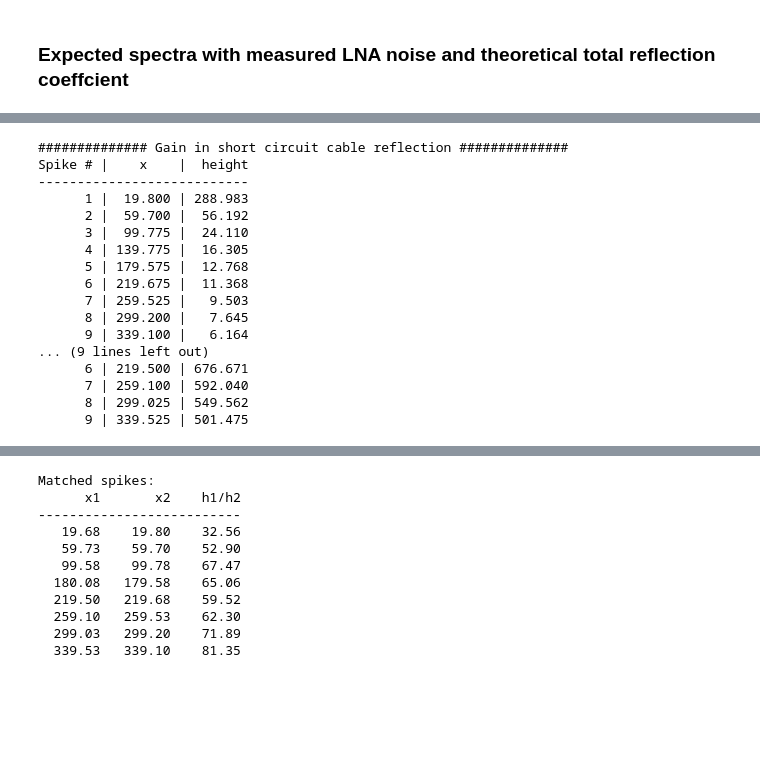
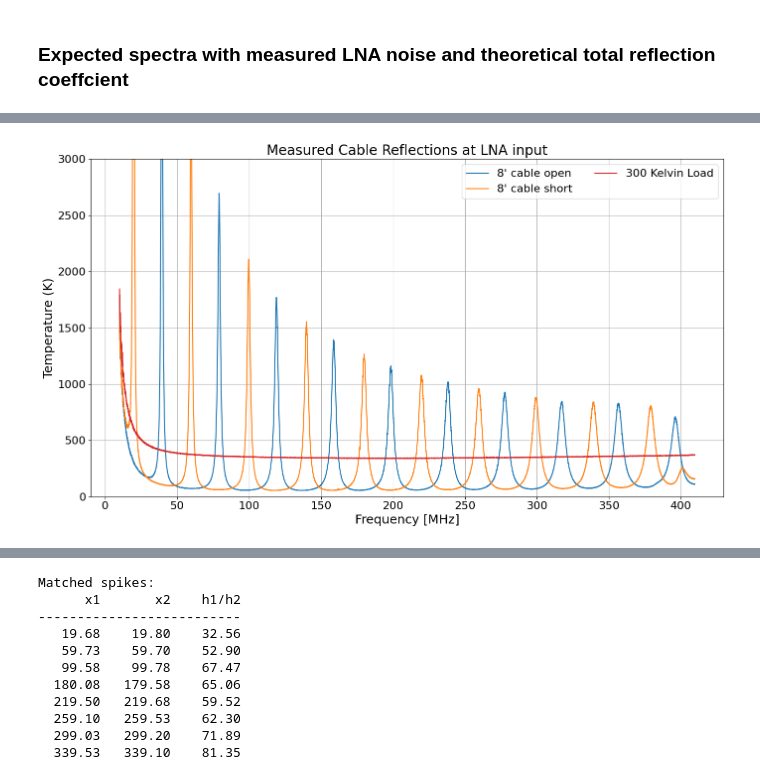
Before and after one commit to alhosani-abdulla/Highz-EXP, a Jupyter notebook: notebooks/multiple_reflection_model.ipynb, the cells around one changed output, grey strips where cells are left out. Cells and saved outputs as stored; diff of their text form; code cells hidden in the pictures; blank space fills up the shorter version.

```diff
--- a/notebooks/multiple_reflection_model.ipynb
+++ b/notebooks/multiple_reflection_model.ipynb
@@ -120,7 +130,16 @@ plotter.plot_spectra(reflection_specs, title="Expected Spectra at the spectromet
 # %%
 oc_spectra_raw = Spectrum(frequency=faxis_hz, spectrum=loaded_spec_states["8' cable open"]['spectrum'],
-                          name="8' cable open (Raw)", colorcode="tab:orange")
+                          name="8' cable open", colorcode="tab:blue")
 sc_spectra_raw = Spectrum(frequency=faxis_hz, spectrum=loaded_spec_states["8' cable short"]['spectrum'],
-                          name="8' cable short (Raw)", colorcode="tab:blue")
-res_spectra_raw = Spectrum(frequency=faxis_hz, spectrum=loaded_spec_states["Ambient temperature load"]['spectrum'],
-                          name="6\" shorted (Raw)", colorcode="tab:green")
+                          name="8' cable short", colorcode="tab:orange")
+load_spectra_raw = Spectrum(frequency=faxis_hz, spectrum=loaded_spec_states["Ambient temperature load"]['spectrum'],
+                          name="300 Kelvin Load", colorcode="tab:red")
+
+# plotter.plot_spectra([oc_spectra_raw, sc_spectra_raw, load_spectra_raw], title="Raw Spectra of Cable Reflections", ylabel="Power (Arb. mW)",
+#                      y_range=(0, 2e9))
+
+for spec in [oc_spectra_raw, sc_spectra_raw, load_spectra_raw]:
+    spec.resample(rebin_freq, inplace=True)
+    spec.s = spec.s / gain
+# plotter.plot_spectra([oc_spectra_raw, sc_spectra_raw, load_spectra_raw], title="Measured Cable Reflections at LNA input", ylabel="Temperature (K)",
+#                      y_range=(0, 3000))
@@ -157,24 +146,10 @@ theory_sc_ntwk = refle_coeff['S.C. Calculated Reflection']
-# %%
-# see the peaks in theory versus measured
-print("############## Gain in short circuit cable reflection ##############")
-spike_theory = file_load.count_spikes(np.abs(refle_coeff['S.C. Calculated Reflection'].s[:,0,0]), refle_coeff['S.C. Calculated Reflection'].f/1e6, distance=100, height=4, print_table=True)
-print("############## Measured short circuit cable reflection ##############")
-spike_measured = file_load.count_spikes(np.abs(sc_measured.s[:,0,0]), sc_measured.f/1e6, distance=300, height=500, threshold=10, print_table=True)
-# %% [output]
-############## Gain in short circuit cable reflection ##############
-Spike # |    x    |  height
----------------------------
-      1 |  19.800 | 288.983
-      2 |  59.700 |  56.192
-      3 |  99.775 |  24.110
-      4 | 139.775 |  16.305
-      5 | 179.575 |  12.768
-      6 | 219.675 |  11.368
-      7 | 259.525 |   9.503
-      8 | 299.200 |   7.645
-      9 | 339.100 |   6.164
-... (9 lines left out)
-      6 | 219.500 | 676.671
-      7 | 259.100 | 592.040
-      8 | 299.025 | 549.562
-      9 | 339.525 | 501.475
+# %%
+gain_corrected = reflection_specs[2].s/load_spectra_raw.s
+# %%
+for spec in [oc_spectra_raw, sc_spectra_raw, load_spectra_raw]:
+    spec.s = spec.s * gain_corrected
+
+plotter.plot_spectra([oc_spectra_raw, sc_spectra_raw, load_spectra_raw], title="Measured Cable Reflections at LNA input", ylabel="Temperature (K)",
+                     y_range=(0, 3000))
+# %% [output]
+[figure, added]
```
Also changed, not shown: parts of 10 cells of this notebook, 2 other files.
